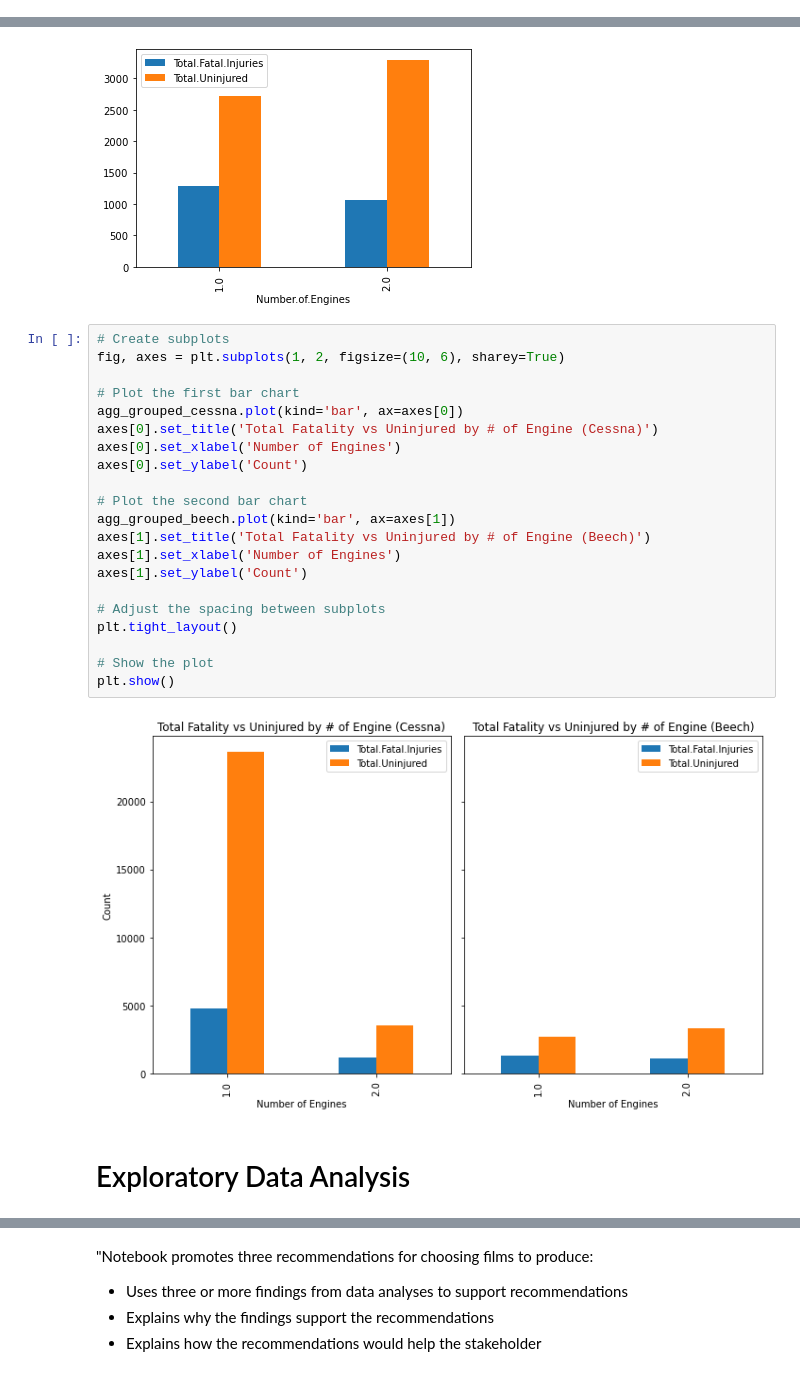
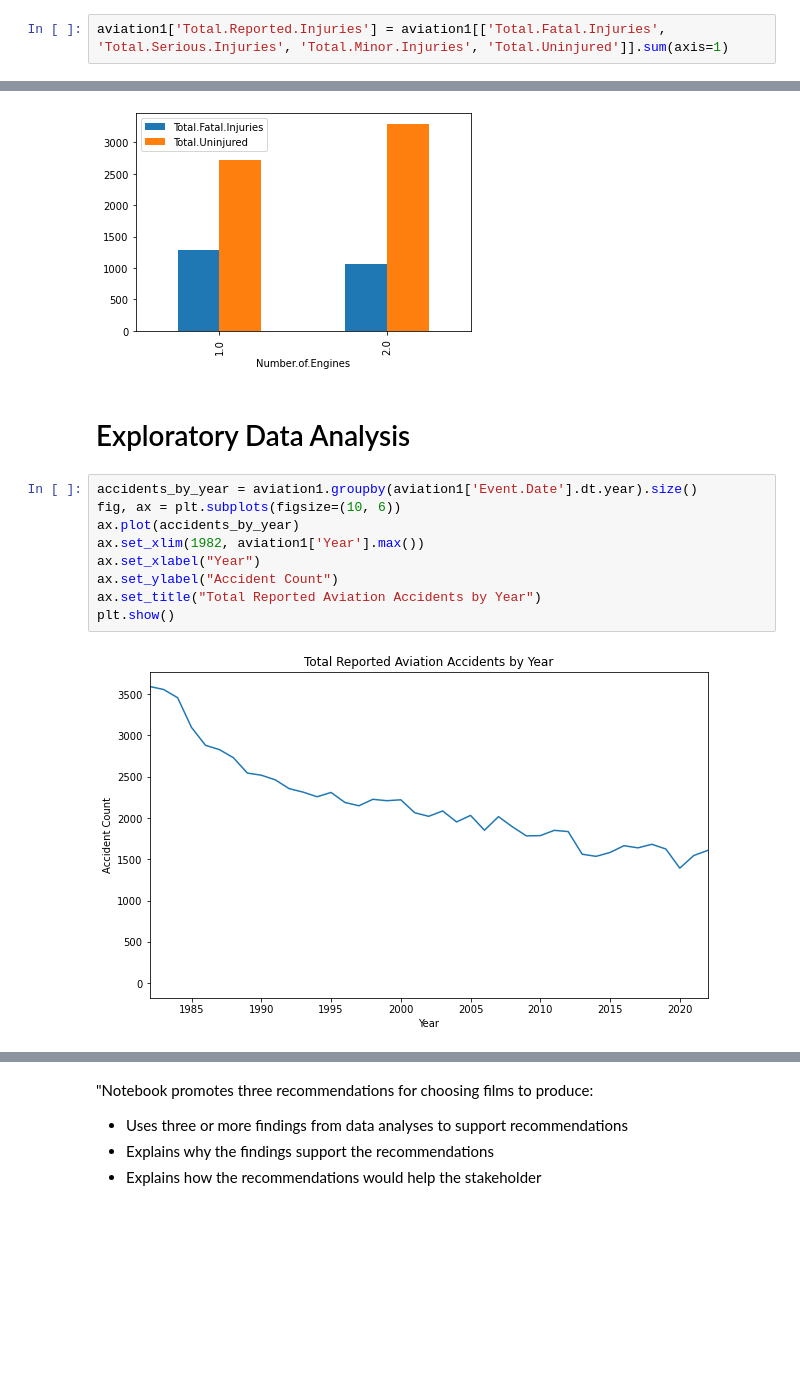
Before and after one commit to morgannash1/phase1_project, a Jupyter notebook: notebook.ipynb, the cells around one changed output, grey strips where cells are left out. Drawn from its saved outputs; the diff is of its cells as text; blank space fills up the shorter version.

Commit message:
additional visualizations

```diff
--- a/notebook.ipynb
+++ b/notebook.ipynb
@@ -224,6 +212,8 @@ Wallis and Futuna        1
 Gibraltar                1
 Albania                  1
 Name: Country, Length: 219, dtype: int64
+# %%
+aviation1['Total.Reported.Injuries'] = aviation1[['Total.Fatal.Injuries', 'Total.Serious.Injuries', 'Total.Minor.Injuries', 'Total.Uninjured']].sum(axis=1)
 # %%
 #save this df to csv so we can plot accidents using majority of the original data
 # aviation1.to_csv('data/avation1.csv', index=False)
@@ -513,29 +433,17 @@ agg_grouped_beech.plot(kind='bar')
 plt.show()
 # %% [output]
 [figure]
-# %%
-# Create subplots
-fig, axes = plt.subplots(1, 2, figsize=(10, 6), sharey=True)
-
-# Plot the first bar chart
-agg_grouped_cessna.plot(kind='bar', ax=axes[0])
-axes[0].set_title('Total Fatality vs Uninjured by # of Engine (Cessna)')
-axes[0].set_xlabel('Number of Engines')
-axes[0].set_ylabel('Count')
-
-# Plot the second bar chart
-agg_grouped_beech.plot(kind='bar', ax=axes[1])
-axes[1].set_title('Total Fatality vs Uninjured by # of Engine (Beech)')
-axes[1].set_xlabel('Number of Engines')
-axes[1].set_ylabel('Count')
-
-# Adjust the spacing between subplots
-plt.tight_layout()
-
-# Show the plot
-plt.show()
-# %% [output]
-[figure]
 # %% [markdown]
 # Exploratory Data Analysis
+# %%
+accidents_by_year = aviation1.groupby(aviation1['Event.Date'].dt.year).size()
+fig, ax = plt.subplots(figsize=(10, 6))
+ax.plot(accidents_by_year)
+ax.set_xlim(1982, aviation1['Year'].max())
+ax.set_xlabel("Year")
+ax.set_ylabel("Accident Count")
+ax.set_title("Total Reported Aviation Accidents by Year")
+plt.show()
+# %% [output]
+[figure, new version]
 # %%
```
Also changed, not shown: parts of 20 cells of this notebook.
